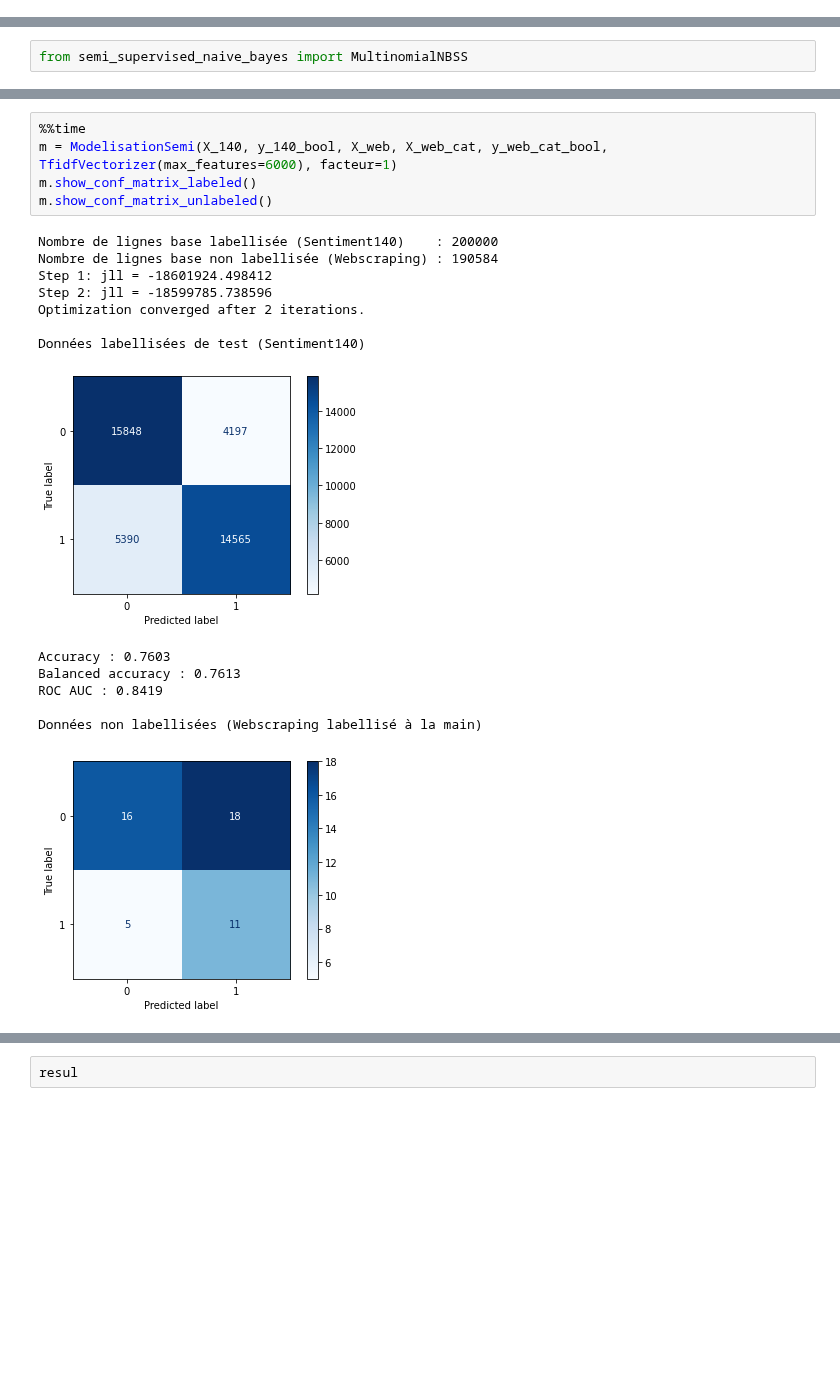
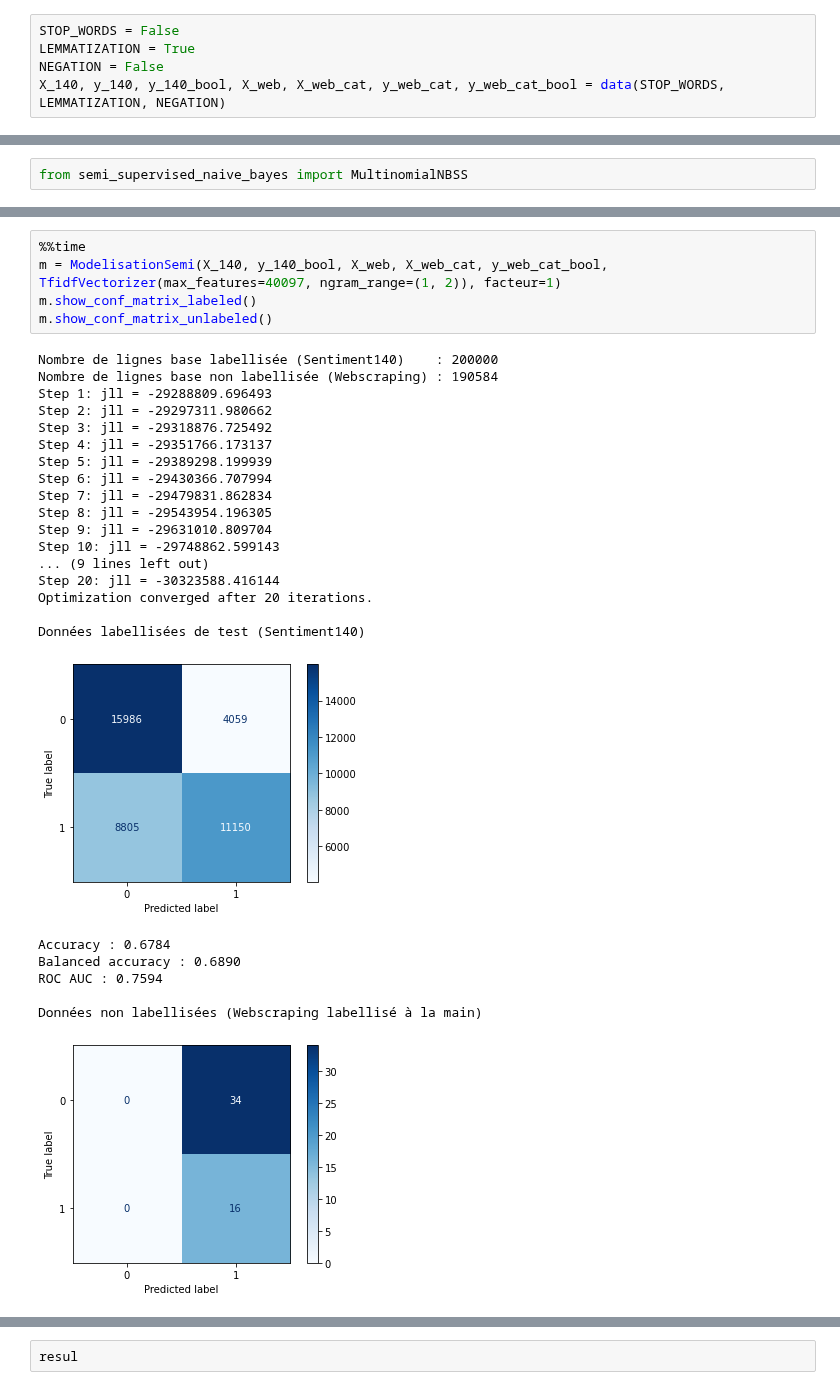
Before and after one commit to baptiste-pasquier/data_2A, a Jupyter notebook: model-semi.ipynb, the cells around one changed output, grey strips where cells are left out. Cells and saved outputs as stored; diff of their text form; blank space fills up the shorter version.

```diff
--- a/model-semi.ipynb
+++ b/model-semi.ipynb
@@ -274,2 +352,7 @@ Wall time: 7.3 s
+# %%
+STOP_WORDS = False
+LEMMATIZATION = True
+NEGATION = False
+X_140, y_140, y_140_bool, X_web, X_web_cat, y_web_cat, y_web_cat_bool = data(STOP_WORDS, LEMMATIZATION, NEGATION)
 # %%
 %%time
@@ -409,20 +496,30 @@ Wall time: 7.33 s
 # %%
 %%time
-m = ModelisationSemi(X_140, y_140_bool, X_web, X_web_cat, y_web_cat_bool, TfidfVectorizer(max_features=6000), facteur=1)
+m = ModelisationSemi(X_140, y_140_bool, X_web, X_web_cat, y_web_cat_bool, TfidfVectorizer(max_features=40097, ngram_range=(1, 2)), facteur=1)
 m.show_conf_matrix_labeled()
 m.show_conf_matrix_unlabeled()
 # %% [output]
 Nombre de lignes base labellisée (Sentiment140)    : 200000
 Nombre de lignes base non labellisée (Webscraping) : 190584
-Step 1: jll = -18601924.498412
-Step 2: jll = -18599785.738596
-Optimization converged after 2 iterations.
+Step 1: jll = -29288809.696493
+Step 2: jll = -29297311.980662
+Step 3: jll = -29318876.725492
+Step 4: jll = -29351766.173137
+Step 5: jll = -29389298.199939
+Step 6: jll = -29430366.707994
+Step 7: jll = -29479831.862834
+Step 8: jll = -29543954.196305
+Step 9: jll = -29631010.809704
+Step 10: jll = -29748862.599143
+... (9 lines left out)
+Step 20: jll = -30323588.416144
+Optimization converged after 20 iterations.
 
 Données labellisées de test (Sentiment140)
-[figure, old version]
+[figure, new version]
-Accuracy : 0.7603
-Balanced accuracy : 0.7613
-ROC AUC : 0.8419
+Accuracy : 0.6784
+Balanced accuracy : 0.6890
+ROC AUC : 0.7594
 
 Données non labellisées (Webscraping labellisé à la main)
-[figure, old version]
+[figure, new version]
```
Also changed, not shown: parts of 36 cells of this notebook.
